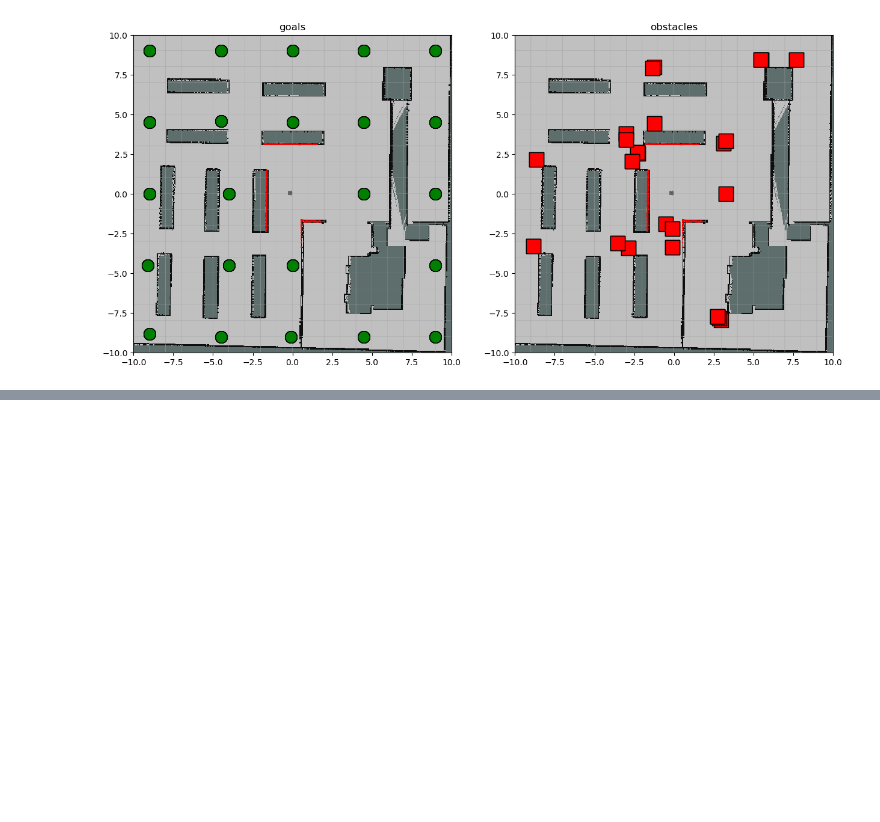
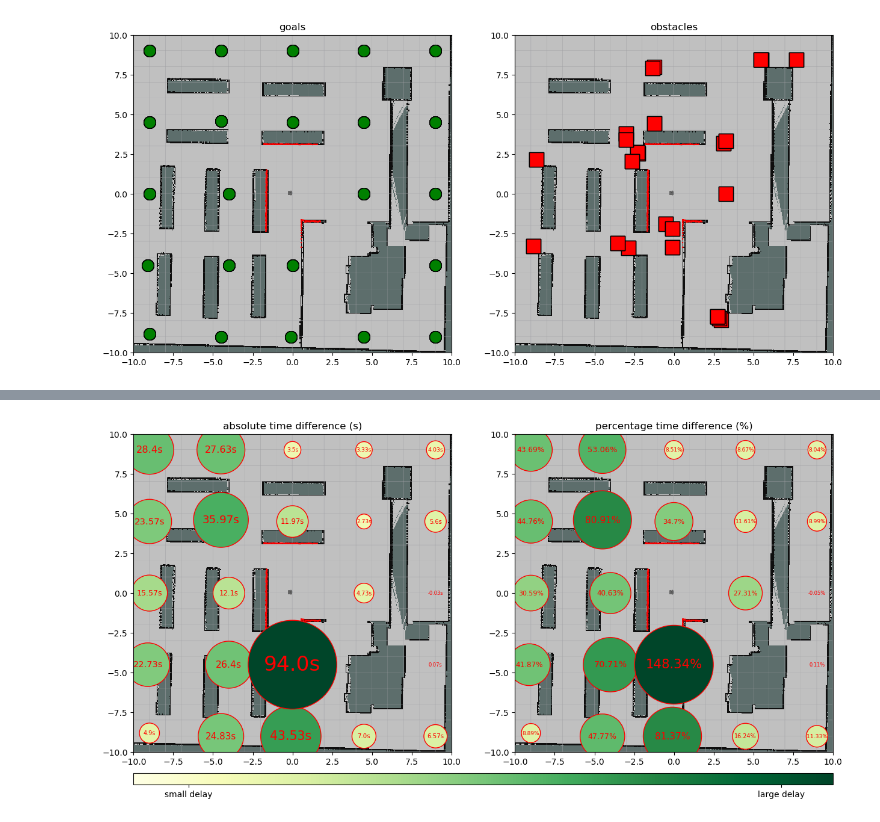
Before and after one commit to adrian-szvoren/ros_motion_planning, a Jupyter notebook: data/data_analysis.ipynb, the cells around one changed output, grey strips where cells are left out. Drawn from its saved outputs; the diff is of its cells as text; code cells hidden in the pictures; blank space fills up the shorter version.

```diff
--- a/data/data_analysis.ipynb
+++ b/data/data_analysis.ipynb
@@ -80,0 +85,31 @@ mean_times[1].hist(bins=50)
+# %%
+img = plt.imread('warehouse_cropped.png')
+
+fig, ax = plt.subplots(nrows=1, ncols=2, figsize=(15, 15))
+
+time_col='diff'
+ax[0].imshow(img, extent=[-10, 10, -10, 10])
+im = ax[0].scatter(mean_times['goal_x'], mean_times['goal_y'], c=np.sqrt(mean_times[time_col]), cmap='YlGn', edgecolors='red', s=(mean_times[time_col]-0.1)*120)
+for index, row in mean_times.iterrows():
+    ax[0].text(row['goal_x'], row['goal_y'], f"{round(row[time_col], 2)}s", fontsize=row[time_col]/5 + 6, color='red', horizontalalignment='center', verticalalignment='center')
+ax[0].set_title('absolute time difference (s)')
+ax[0].set_xlim(-10, 10)
+ax[0].set_ylim(-10, 10)
+
+time_col='diff_pct'
+ax[1].imshow(img, extent=[-10, 10, -10, 10])
+ax[1].scatter(mean_times['goal_x'], mean_times['goal_y'], c=np.sqrt(mean_times[time_col]), cmap='YlGn', edgecolors='red', s=(mean_times[time_col]-0.2)*60)
+for index, row in mean_times.iterrows():
+    ax[1].text(row['goal_x'], row['goal_y'], f"{round(row[time_col], 2)}%", fontsize=row[time_col]/16 + 6, color='red', horizontalalignment='center', verticalalignment='center')
+ax[1].set_title('percentage time difference (%)')
+ax[1].set_xlim(-10, 10)
+ax[1].set_ylim(-10, 10)
+
+cbar = fig.colorbar(im, ax=ax.ravel().tolist(), location='bottom', aspect=60, pad=0.03)
+cbar.set_ticks([1, 9])
+cbar.set_ticklabels(['small delay', 'large delay'])
+
+plt.savefig('time_delays.png', bbox_inches='tight')
+plt.show()
+# %% [output]
+[figure, added]
```
Also changed, not shown: parts of 6 cells of this notebook, 4 other files.
